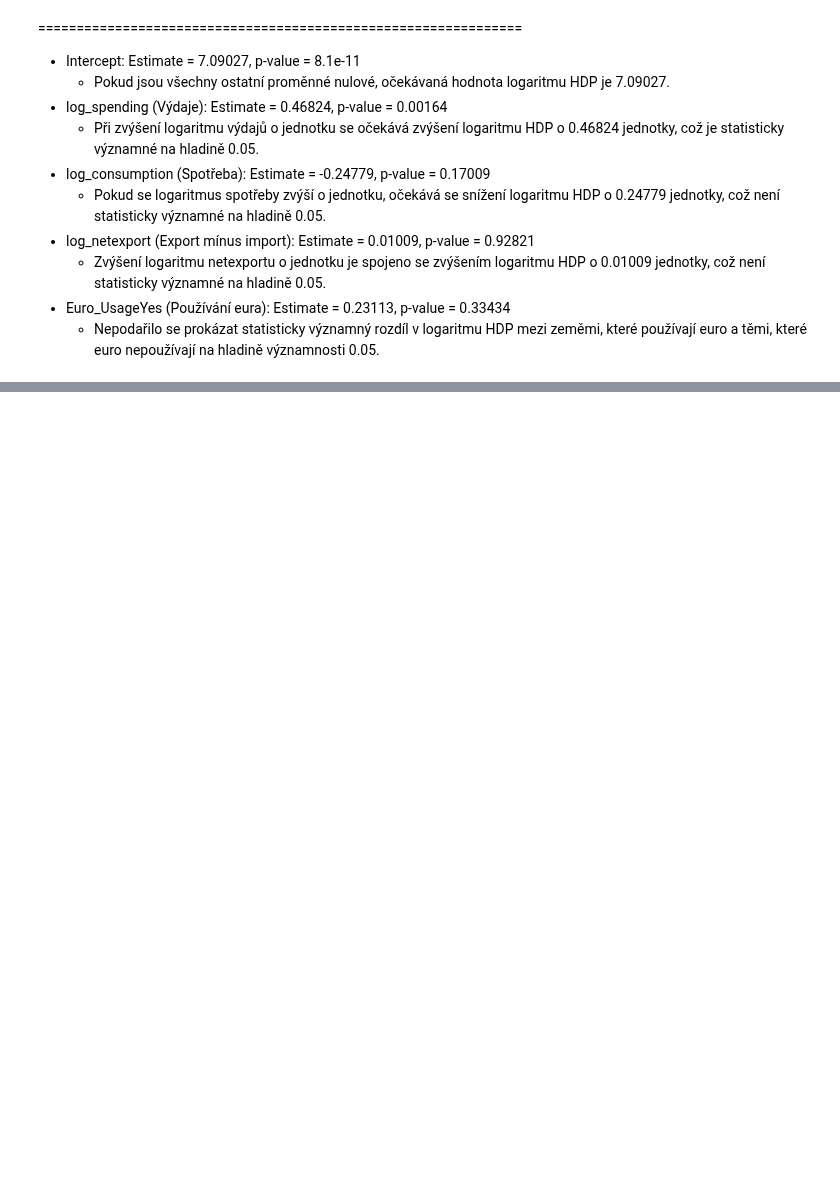
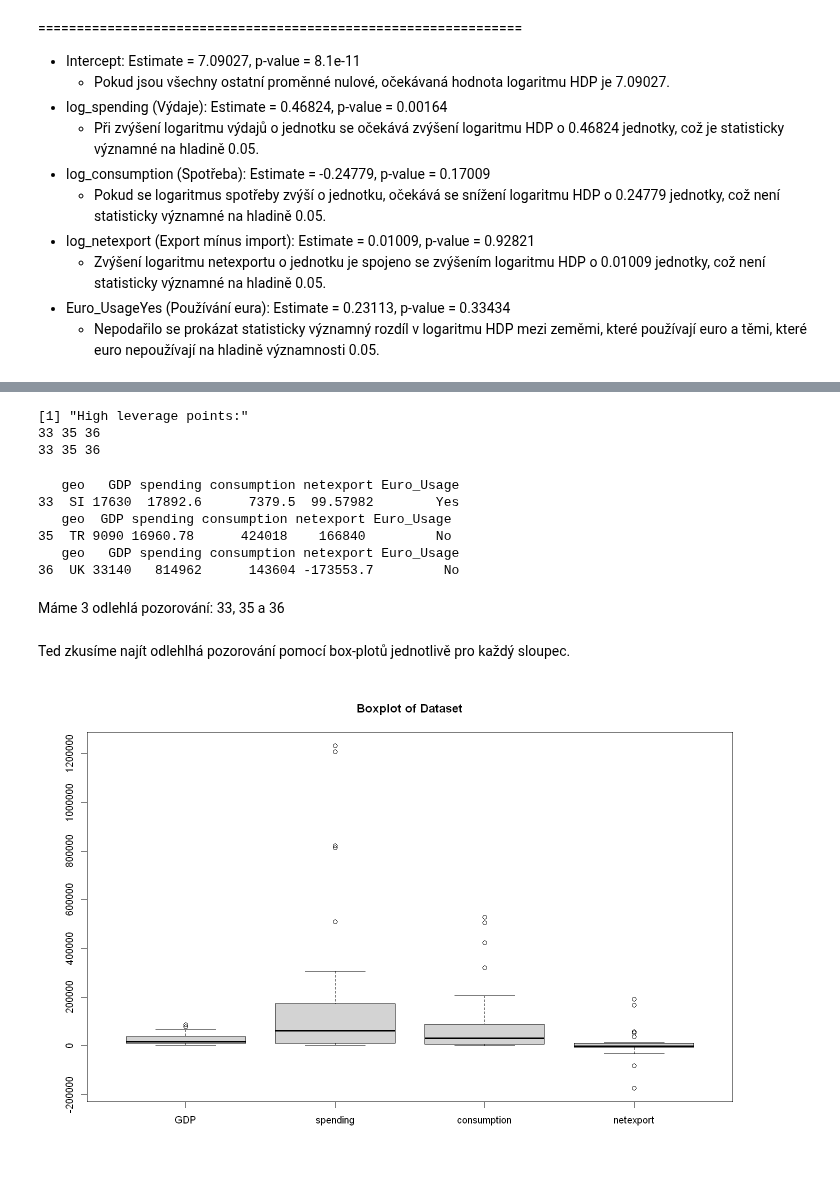
Before and after one commit to xsenyaaax/practicalStatistics, a Jupyter notebook: Project 3/project3.ipynb, the cells around one changed output, grey strips where cells are left out. Cells and saved outputs as stored; diff of their text form; code cells hidden in the pictures; blank space fills up the shorter version.

```diff
--- a/Project 3/project3.ipynb
+++ b/Project 3/project3.ipynb
@@ -819,0 +873,34 @@ F-statistic: 6.503 on 4 and 31 DF,  p-value: 0.0006391
+# %%
+leverage_values <- hatvalues(model_log)
+
+threshold <- 2 * (length(coef(model_log)) - 1) / nrow(data)
+high_leverage_points <- which(leverage_values > threshold)
+print("High leverage points:")
+print(high_leverage_points)
+# %% [output]
+[1] "High leverage points:"
+33 35 36
+33 35 36
+# %%
+print(data[33, ])
+print(data[35, ])
+print(data[36, ])
+# %% [output]
+   geo   GDP spending consumption netexport Euro_Usage
+33  SI 17630  17892.6      7379.5  99.57982        Yes
+   geo  GDP spending consumption netexport Euro_Usage
+35  TR 9090 16960.78      424018    166840         No
+   geo   GDP spending consumption netexport Euro_Usage
+36  UK 33140   814962      143604 -173553.7         No
+# %% [markdown]
+Máme 3 odlehlá pozorování: 33, 35 a 36
+# %% [markdown]
+Ted zkusíme najít odlehlhá pozorování pomocí box-plotů jednotlivě pro každý sloupec.
+# %%
+numeric_columns <- sapply(data, is.numeric)
+
+numeric_data <- data[, numeric_columns]
+# %%
+boxplot(numeric_data, main="Boxplot of Dataset")
+# %% [output]
+[figure, added]
```
Also changed, not shown: parts of 102 cells of this notebook.
